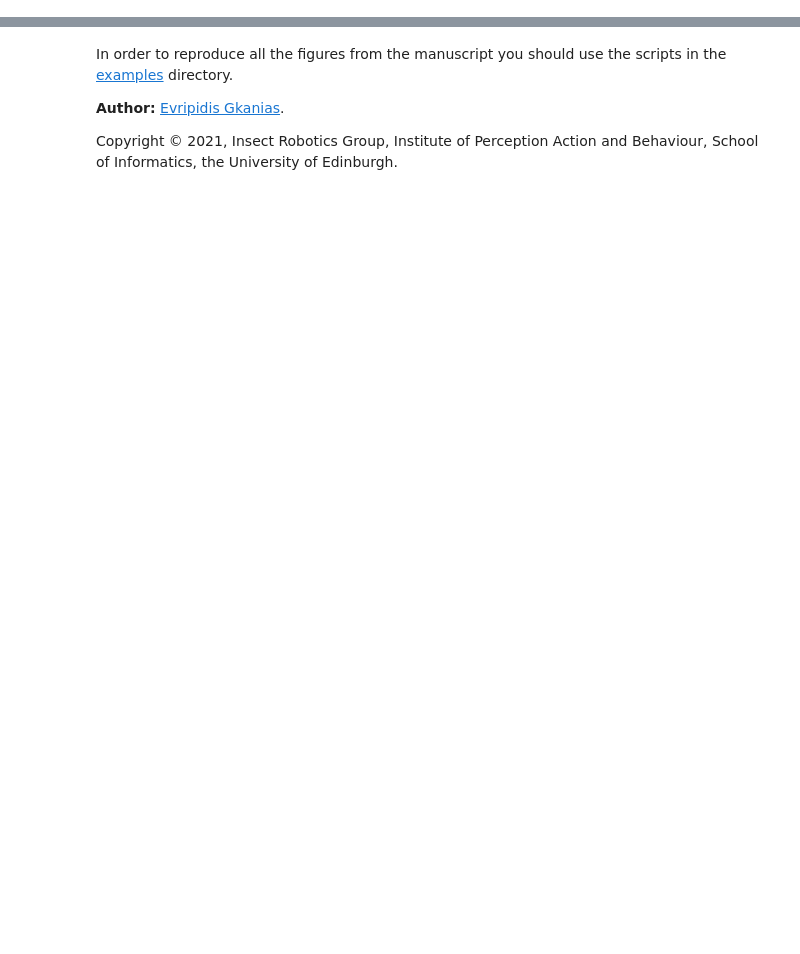
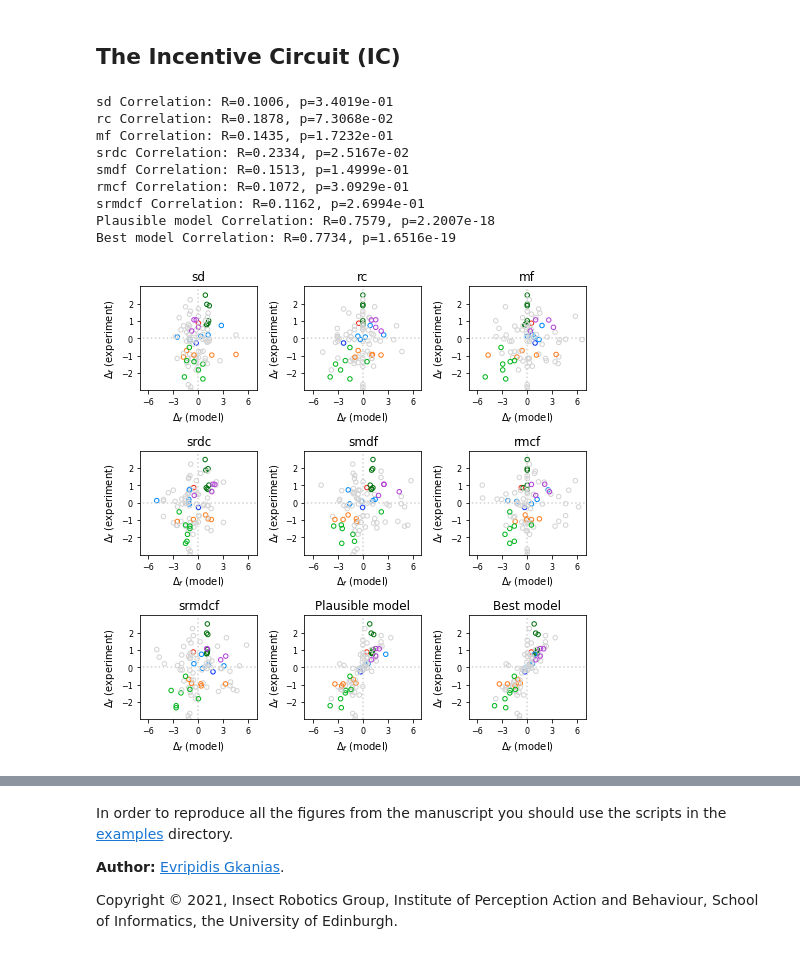
Before and after one commit to InsectRobotics/IncentiveCircuit, a Jupyter notebook: notebooks/generate_manuscript.ipynb, the cells around one changed output, grey strips where cells are left out. Drawn from its saved outputs; the diff is of its cells as text; code cells hidden in the pictures; blank space fills up the shorter version.

```diff
--- a/notebooks/generate_manuscript.ipynb
+++ b/notebooks/generate_manuscript.ipynb
@@ -244,0 +16,17 @@ from the paths.
+# %% [markdown]
+## The Incentive Circuit (IC)
+# %%
+import run_bennett_2021
+
+run_bennett_2021.main()
+# %% [output]
+sd Correlation: R=0.1006, p=3.4019e-01
+rc Correlation: R=0.1878, p=7.3068e-02
+mf Correlation: R=0.1435, p=1.7232e-01
+srdc Correlation: R=0.2334, p=2.5167e-02
+smdf Correlation: R=0.1513, p=1.4999e-01
+rmcf Correlation: R=0.1072, p=3.0929e-01
+srmdcf Correlation: R=0.1162, p=2.6994e-01
+Plausible model Correlation: R=0.7579, p=2.2007e-18
+Best model Correlation: R=0.7734, p=1.6516e-19
+[figure, added]
```
Also changed, not shown: parts of 43 cells of this notebook, 14 other files.
